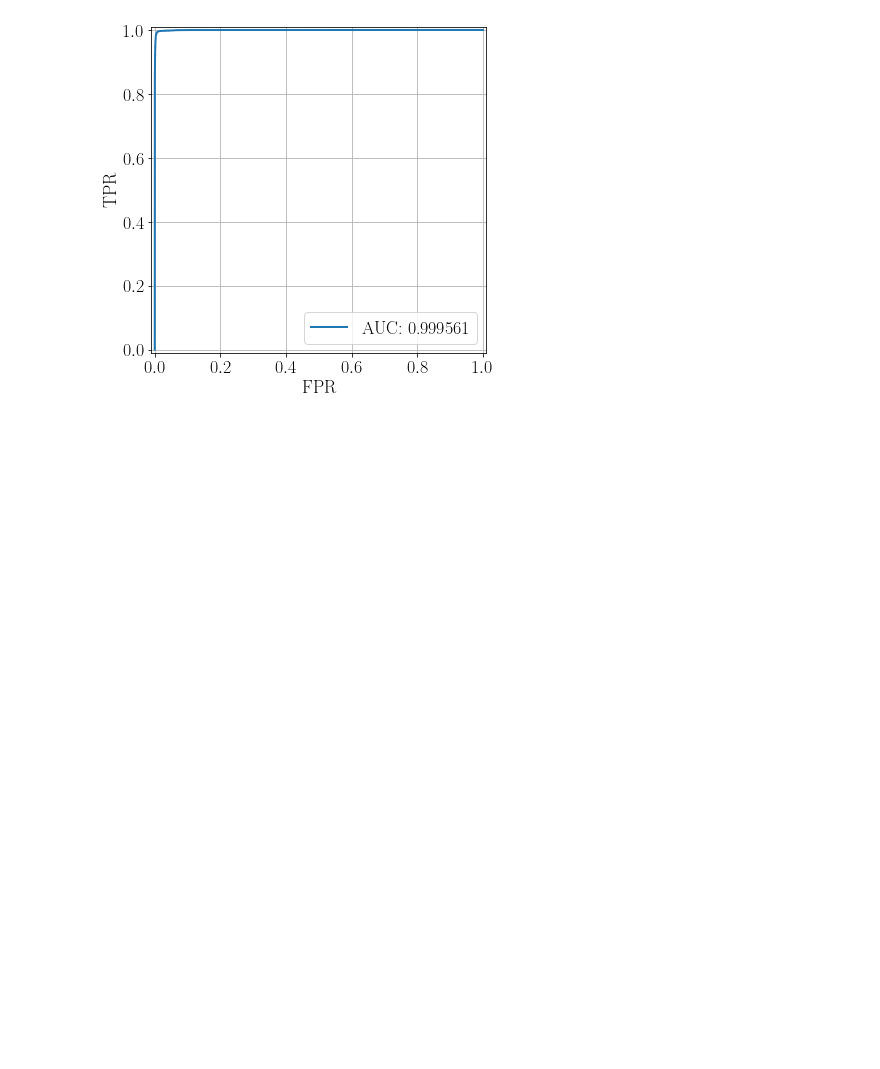
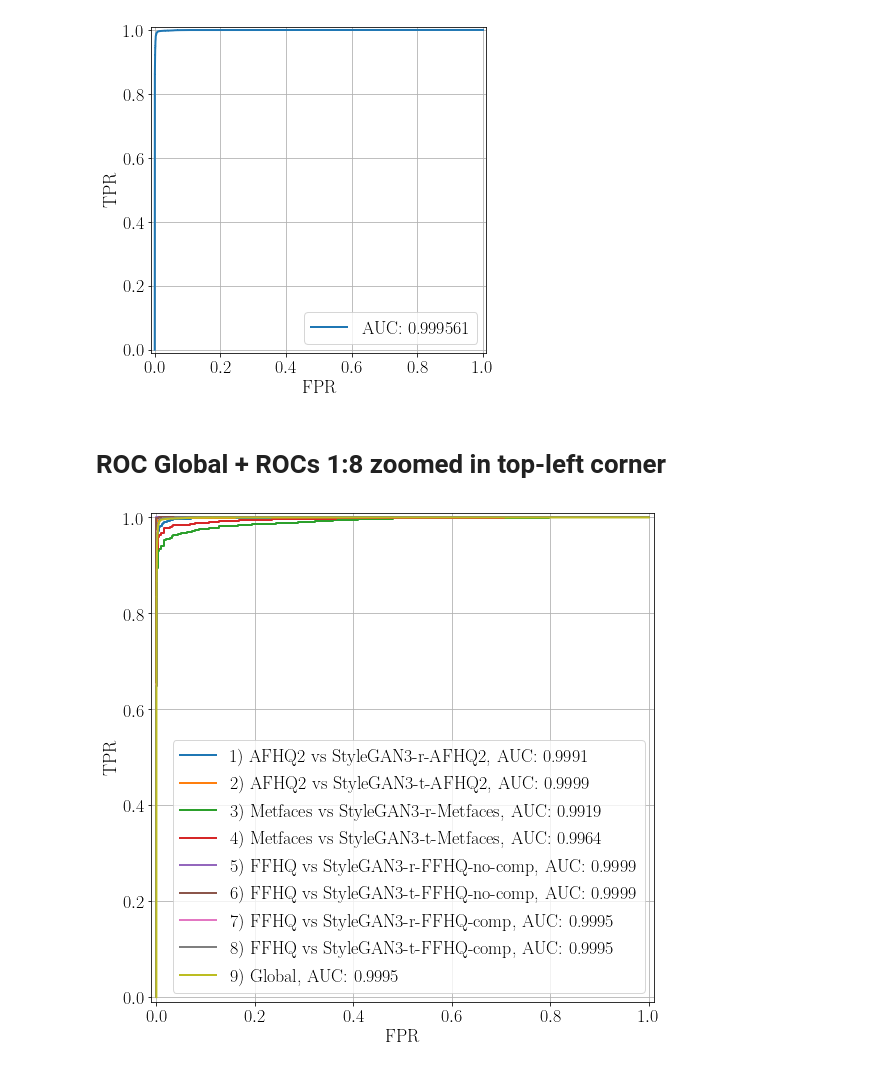
Before and after one commit to polimi-ispl/GAN-image-detection, a Jupyter notebook: roc_curves.ipynb, the cells around one changed output. Cells and saved outputs as stored; diff of their text form; code cells hidden in the pictures; blank space fills up the shorter version.

Commit message:
zoomed in rocs in same figure

```diff
--- a/roc_curves.ipynb
+++ b/roc_curves.ipynb
@@ -176,6 +180,7 @@ test_real_folder = 'FFHQ-in-the-wild-20k'
 df_cnn_images_test_synth = df_cnn_images_fus[df_cnn_images_fus['image'].str.contains(test_synth_folder)]
 df_cnn_images_test_real = df_cnn_images_fus[df_cnn_images_fus['image'].str.contains(test_real_folder)]
 df_cnn_images_test = pd.concat([df_cnn_images_test_synth, df_cnn_images_test_real]).reset_index().drop('index', axis=1)
+df_cnn_images_test_5 = df_cnn_images_test.copy()
 # %%
 plot_roc_auc(df_cnn_images_test['label'].values, df_cnn_images_test['fused_scores'].values)
 # %% [output]
@@ -190,6 +195,7 @@ test_real_folder = 'FFHQ-in-the-wild-20k'
 df_cnn_images_test_synth = df_cnn_images_fus[df_cnn_images_fus['image'].str.contains(test_synth_folder)]
 df_cnn_images_test_real = df_cnn_images_fus[df_cnn_images_fus['image'].str.contains(test_real_folder)]
 df_cnn_images_test = pd.concat([df_cnn_images_test_synth, df_cnn_images_test_real]).reset_index().drop('index', axis=1)
+df_cnn_images_test_6 = df_cnn_images_test.copy()
 # %%
 plot_roc_auc(df_cnn_images_test['label'].values, df_cnn_images_test['fused_scores'].values)
 # %% [output]
@@ -204,6 +210,7 @@ test_real_folder = 'FFHQ-in-the-wild-20k'
 df_cnn_images_test_synth = df_cnn_images_fus[df_cnn_images_fus['image'].str.contains(test_synth_folder)]
 df_cnn_images_test_real = df_cnn_images_fus[df_cnn_images_fus['image'].str.contains(test_real_folder)]
 df_cnn_images_test = pd.concat([df_cnn_images_test_synth, df_cnn_images_test_real]).reset_index().drop('index', axis=1)
+df_cnn_images_test_7 = df_cnn_images_test.copy()
 # %%
 plot_roc_auc(df_cnn_images_test['label'].values, df_cnn_images_test['fused_scores'].values)
 # %% [output]
@@ -218,6 +225,7 @@ test_real_folder = 'FFHQ-in-the-wild-20k'
 df_cnn_images_test_synth = df_cnn_images_fus[df_cnn_images_fus['image'].str.contains(test_synth_folder)]
 df_cnn_images_test_real = df_cnn_images_fus[df_cnn_images_fus['image'].str.contains(test_real_folder)]
 df_cnn_images_test = pd.concat([df_cnn_images_test_synth, df_cnn_images_test_real]).reset_index().drop('index', axis=1)
+df_cnn_images_test_8 = df_cnn_images_test.copy()
 # %%
 plot_roc_auc(df_cnn_images_test['label'].values, df_cnn_images_test['fused_scores'].values)
 # %% [output]
@@ -230,3 +238,58 @@ plot_roc_auc(df_cnn_images_fus['label'].values, df_cnn_images_fus['fused_scores'
 # %% [output]
 AUC: 0.9995606906259085
 [figure]
+# %% [markdown]
+# ROC Global + ROCs 1:8 zoomed in top-left corner
+# %%
+plt.figure(figsize=(9,9))
+ax = plt.gca()
+plt.xlabel('$\mathrm{FPR}$')
+plt.ylabel('$\mathrm{TPR}$')
+plt.xlim(-0.01, 1.01);
+plt.ylim(-0.01, 1.01);
+
+plt.grid();
+
+auc = roc_auc_score(df_cnn_images_test_1['label'].values, df_cnn_images_test_1['fused_scores'].values)
+fpr, tpr, thr = roc_curve(df_cnn_images_test_1['label'].values, df_cnn_images_test_1['fused_scores'].values)
+ax.plot(fpr, tpr, label=f"1) AFHQ2 vs StyleGAN3-r-AFHQ2, AUC: {str(auc)[:6]}")
+
+auc = roc_auc_score(df_cnn_images_test_2['label'].values, df_cnn_images_test_2['fused_scores'].values)
+fpr, tpr, thr = roc_curve(df_cnn_images_test_2['label'].values, df_cnn_images_test_2['fused_scores'].values)
+ax.plot(fpr, tpr, label=f"2) AFHQ2 vs StyleGAN3-t-AFHQ2, AUC: {str(auc)[:6]}")
+
+auc = roc_auc_score(df_cnn_images_test_3['label'].values, df_cnn_images_test_3['fused_scores'].values)
+fpr, tpr, thr = roc_curve(df_cnn_images_test_3['label'].values, df_cnn_images_test_3['fused_scores'].values)
+ax.plot(fpr, tpr, label=f"3) Metfaces vs StyleGAN3-r-Metfaces, AUC: {str(auc)[:6]}")
+
+auc = roc_auc_score(df_cnn_images_test_4['label'].values, df_cnn_images_test_4['fused_scores'].values)
+fpr, tpr, thr = roc_curve(df_cnn_images_test_4['label'].values, df_cnn_images_test_4['fused_scores'].values)
+ax.plot(fpr, tpr, label=f"4) Metfaces vs StyleGAN3-t-Metfaces, AUC: {str(auc)[:6]}")
+
+auc = roc_auc_score(df_cnn_images_test_5['label'].values, df_cnn_images_test_5['fused_scores'].values)
+fpr, tpr, thr = roc_curve(df_cnn_images_test_5['label'].values, df_cnn_images_test_5['fused_scores'].values)
+ax.plot(fpr, tpr, label=f"5) FFHQ vs StyleGAN3-r-FFHQ-no-comp, AUC: {str(auc)[:6]}")
+
+auc = roc_auc_score(df_cnn_images_test_6['label'].values, df_cnn_images_test_6['fused_scores'].values)
+fpr, tpr, thr = roc_curve(df_cnn_images_test_6['label'].values, df_cnn_images_test_6['fused_scores'].values)
+ax.plot(fpr, tpr, label=f"6) FFHQ vs StyleGAN3-t-FFHQ-no-comp, AUC: {str(auc)[:6]}")
+
+auc = roc_auc_score(df_cnn_images_test_7['label'].values, df_cnn_images_test_7['fused_scores'].values)
+fpr, tpr, thr = roc_curve(df_cnn_images_test_7['label'].values, df_cnn_images_test_7['fused_scores'].values)
+ax.plot(fpr, tpr, label=f"7) FFHQ vs StyleGAN3-r-FFHQ-comp, AUC: {str(auc)[:6]}")
+
+auc = roc_auc_score(df_cnn_images_test_8['label'].values, df_cnn_images_test_8['fused_scores'].values)
+fpr, tpr, thr = roc_curve(df_cnn_images_test_8['label'].values, df_cnn_images_test_8['fused_scores'].values)
+ax.plot(fpr, tpr, label=f"8) FFHQ vs StyleGAN3-t-FFHQ-comp, AUC: {str(auc)[:6]}")
+
+auc = roc_auc_score(df_cnn_images_fus['label'].values, df_cnn_images_fus['fused_scores'].values)
+fpr, tpr, thr = roc_curve(df_cnn_images_fus['label'].values, df_cnn_images_fus['fused_scores'].values)
+ax.plot(fpr, tpr, label=f"9) Global, AUC: {str(auc)[:6]}")
+
+plt.legend(loc='lower right');
+
+# figure_name = 'ROC_global_1-8'
+# figure_path = '{}.pdf'.format(figure_name)
+# plt.savefig(figure_path,bbox_inches='tight')
+# %% [output]
+[figure, added]
```
Also changed, not shown: parts of 5 cells of this notebook.
